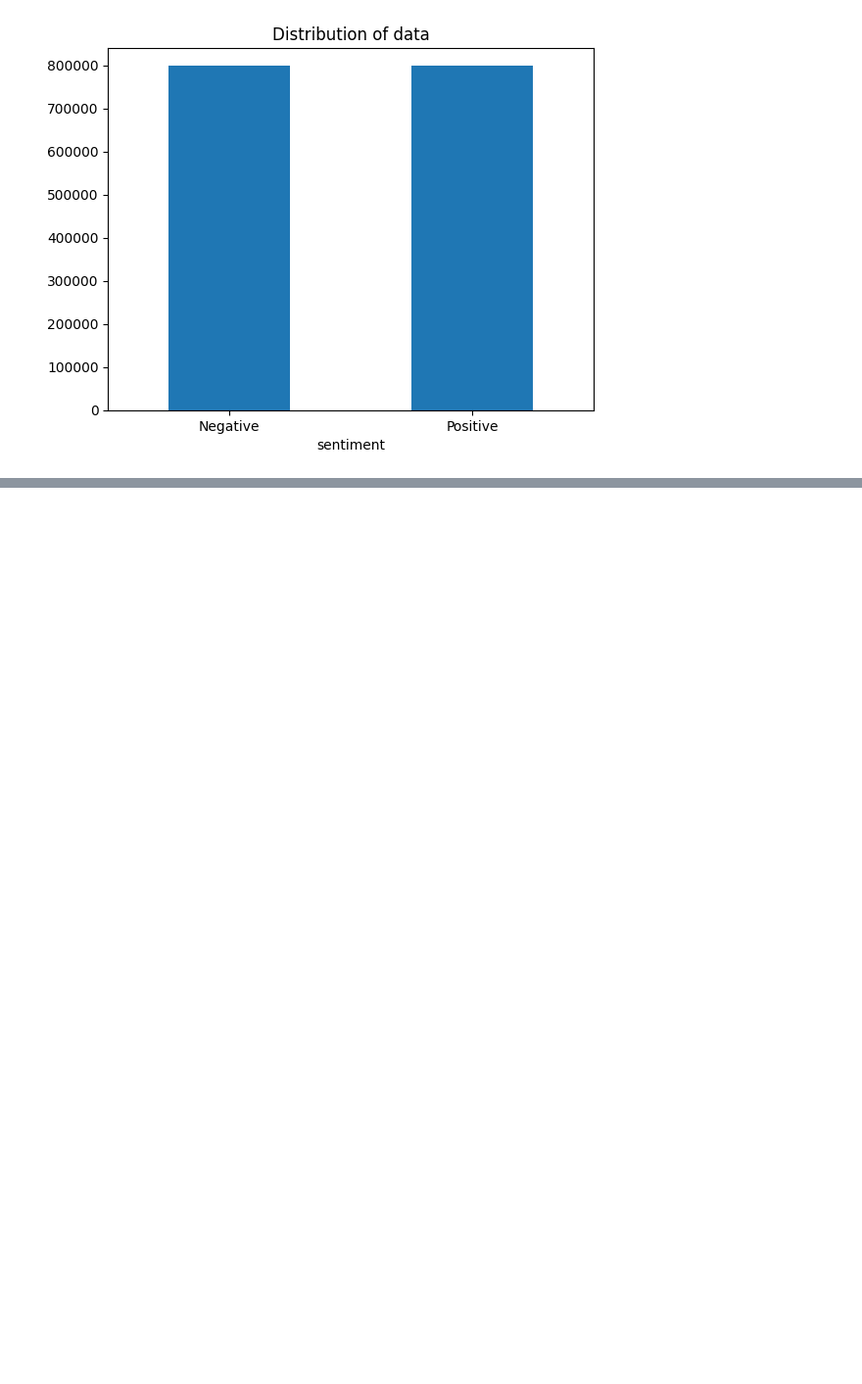
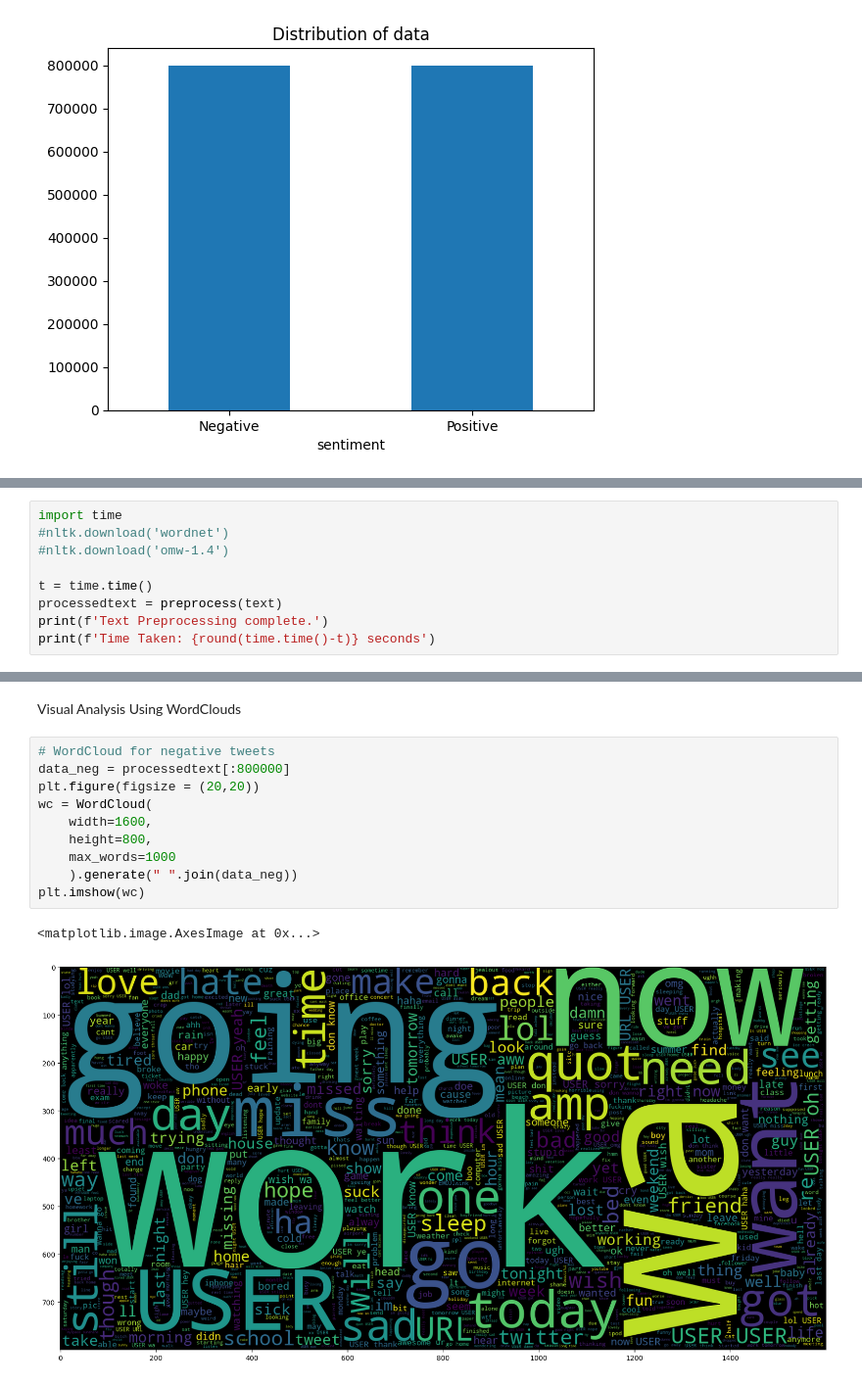
Before and after one commit to josefigarola/ML_Practices, a Jupyter notebook: SentimentAnalysis.ipynb, the cells around one changed output, grey strips where cells are left out. Shown at 98% size. Cells and saved outputs as stored; diff of their text form; blank space fills up the shorter version.

Commit message:
Word Cloud

```diff
--- a/SentimentAnalysis.ipynb
+++ b/SentimentAnalysis.ipynb
@@ -85,0 +181,9 @@ Preprocessing Stage
+# %%
+import time
+#nltk.download('wordnet')
+#nltk.download('omw-1.4')
+
+t = time.time()
+processedtext = preprocess(text)
+print(f'Text Preprocessing complete.')
+print(f'Time Taken: {round(time.time()-t)} seconds')
@@ -85,0 +200,15 @@ Preprocessing Stage
+# %% [markdown]
+Visual Analysis Using WordClouds
+# %%
+# WordCloud for negative tweets
+data_neg = processedtext[:800000]
+plt.figure(figsize = (20,20))
+wc = WordCloud(
+    width=1600,
+    height=800,
+    max_words=1000
+    ).generate(" ".join(data_neg))
+plt.imshow(wc)
+# %% [output]
+<matplotlib.image.AxesImage at 0x...>
+[figure, added]
```
Also changed, not shown: parts of 8 cells of this notebook.
